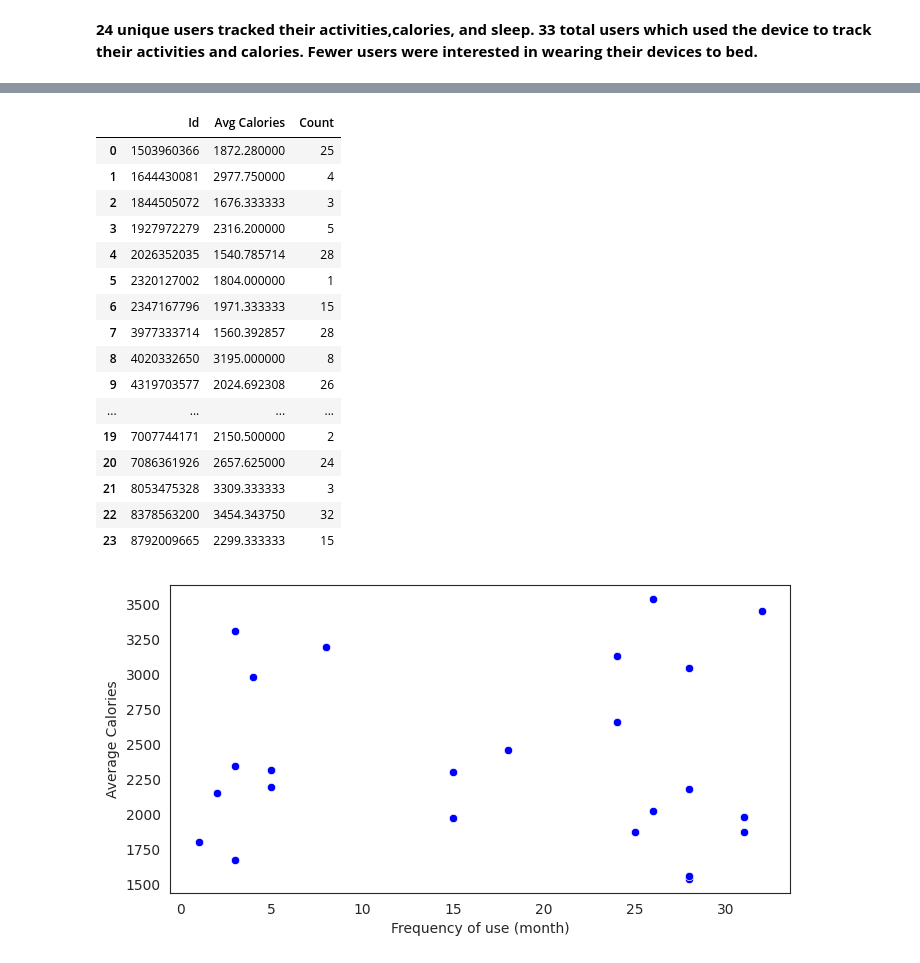
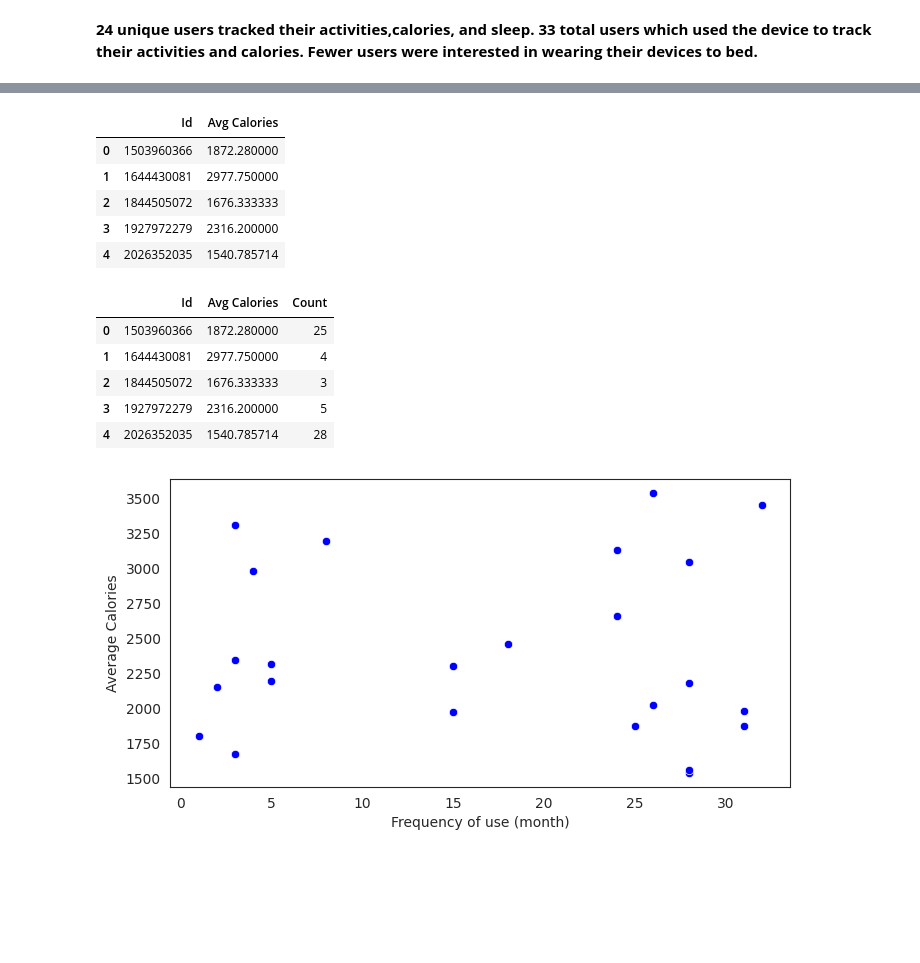
Before and after one commit to sirDevelop/BellaBeat-Data-Analysis, a Jupyter notebook: BellaBeat_Study.ipynb, the cells around one changed output, grey strips where cells are left out. Drawn from its saved outputs; the diff is of its cells as text; code cells hidden in the pictures; blank space fills up the shorter version.

```diff
--- a/BellaBeat_Study.ipynb
+++ b/BellaBeat_Study.ipynb
@@ -1162,3 +1275,11 @@ df17.head()
 | 2 | 1503960366 | 4/15/2016 12:00:00 AM | 1 | 412 | 442 | 2016-04-15 |
 | 3 | 1503960366 | 4/16/2016 12:00:00 AM | 2 | 340 | 367 | 2016-04-16 |
 | 4 | 1503960366 | 4/17/2016 12:00:00 AM | 1 | 700 | 712 | 2016-04-17 |
+# %%
+df17['Month'] = df17['ActivityDate'].dt.month_name()
+df17['Day'] = df17['ActivityDate'].dt.day
+# %%
+df17['TotalTimeInBed (hr)'] = round(df17['TotalTimeInBed'] / 60.0,2)
+# %%
+df17['TotalMinutesAsleep (hr)'] = round(df17['TotalMinutesAsleep'] / 60.0,2)
+df17.head()
@@ -1532,27 +1702,25 @@ usage_df
 avg_cal_df = df1_df17_inner.groupby(['Id'])['Calories'].mean()\
 .reset_index()\
 .rename(columns={'Calories': 'Avg Calories'})
+
+avg_cal_df.head()
+# %% [output]
+|  | Id | Avg Calories |
+| 0 | 1503960366 | 1872.280000 |
+| 1 | 1644430081 | 2977.750000 |
+| 2 | 1844505072 | 1676.333333 |
+| 3 | 1927972279 | 2316.200000 |
+| 4 | 2026352035 | 1540.785714 |
 # %%
-cal_usage_df = avg_cal_df.merge(usage_df, on='Id', how='outer')
-cal_usage_df
+cal_usage_df = avg_cal_df.merge(usage_df, on=['Id'], how='outer')
+cal_usage_df.head()
 # %% [output]
 |  | Id | Avg Calories | Count |
 | 0 | 1503960366 | 1872.280000 | 25 |
 | 1 | 1644430081 | 2977.750000 | 4 |
 | 2 | 1844505072 | 1676.333333 | 3 |
 | 3 | 1927972279 | 2316.200000 | 5 |
 | 4 | 2026352035 | 1540.785714 | 28 |
-| 5 | 2320127002 | 1804.000000 | 1 |
-| 6 | 2347167796 | 1971.333333 | 15 |
-| 7 | 3977333714 | 1560.392857 | 28 |
-| 8 | 4020332650 | 3195.000000 | 8 |
-| 9 | 4319703577 | 2024.692308 | 26 |
-| ... | ... | ... | ... |
-| 19 | 7007744171 | 2150.500000 | 2 |
-| 20 | 7086361926 | 2657.625000 | 24 |
-| 21 | 8053475328 | 3309.333333 | 3 |
-| 22 | 8378563200 | 3454.343750 | 32 |
-| 23 | 8792009665 | 2299.333333 | 15 |
 # %%
 plt.figure(figsize=(8,4))
 ax = sns.scatterplot(cal_usage_df, x="Count", y="Avg Calories", color="blue");
```
Also changed, not shown: parts of 48 cells of this notebook.
